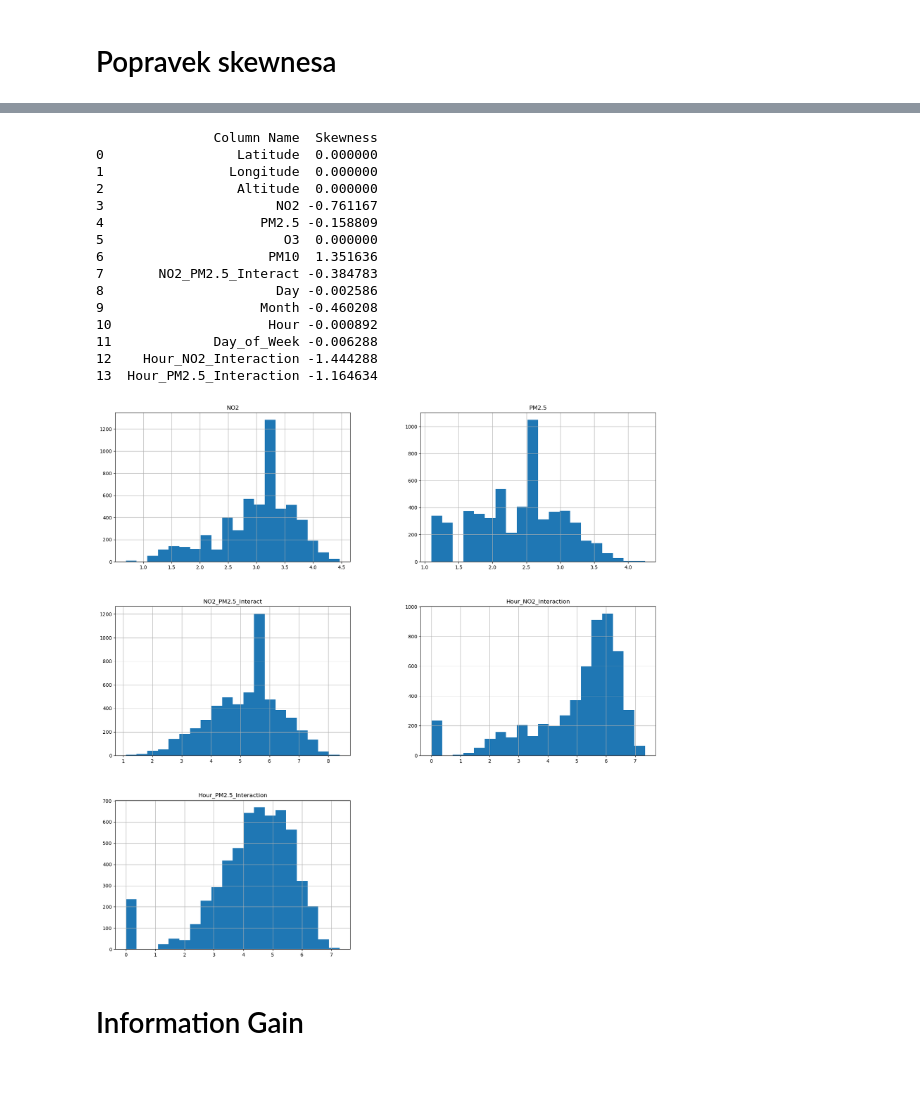
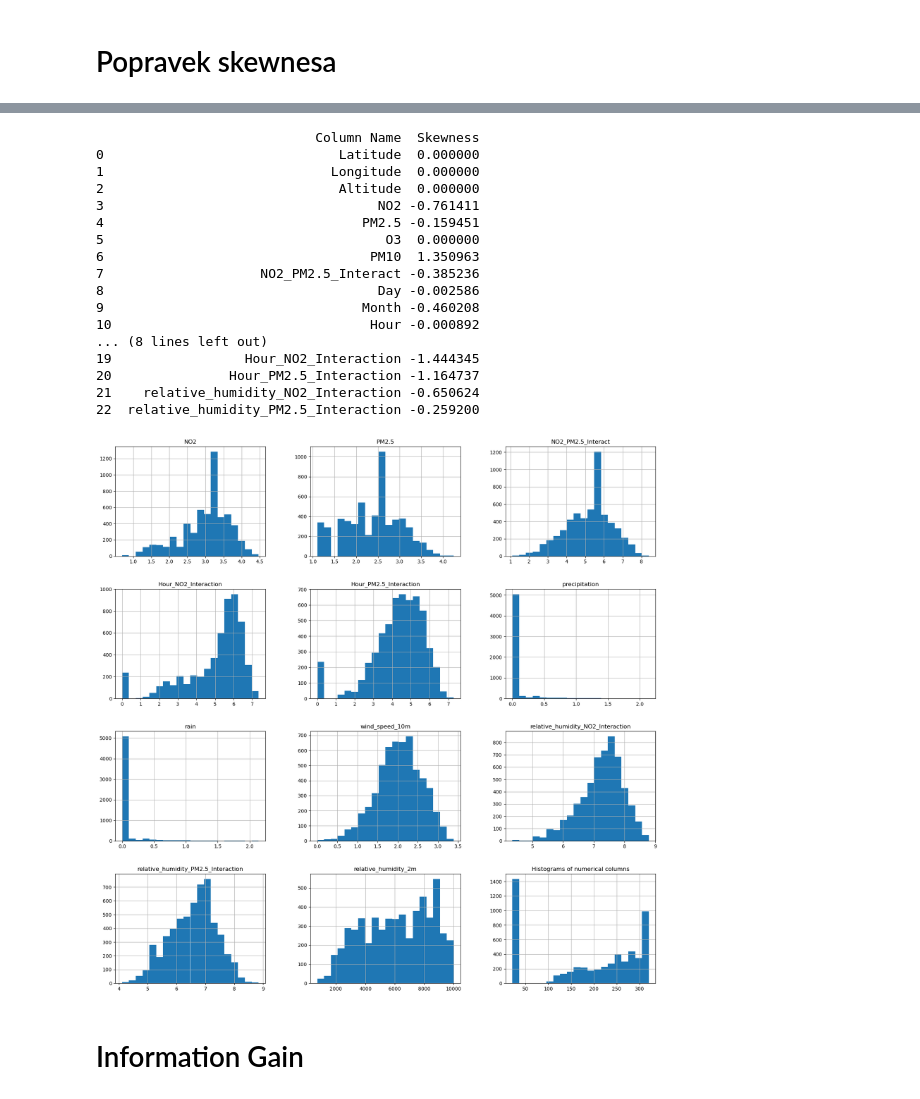
Before and after one commit to trdin/air_quality_RNN, a Jupyter notebook: projekt.ipynb, the cells around one changed output, grey strips where cells are left out. Cells and saved outputs as stored; diff of their text form; code cells hidden in the pictures.

```diff
--- a/projekt.ipynb
+++ b/projekt.ipynb
@@ -260,29 +367,39 @@ printSkew()
+# %%
+left_skew_columns = ["relative_humidity_2m", "soil_temperature_100_to_255cm"]
+for col in left_skew_columns:
+    all_data[col] = np.square(all_data[col])
+# %%
+right_test = all_data.copy()
+# %%
+all_data = right_test.copy()
 # %%
 # Right skeewed data
 
-right_skew_columns = ["NO2", "PM2.5", "NO2_PM2.5_Interact", "Hour_NO2_Interaction", "Hour_PM2.5_Interaction"]
+right_skew_columns = ["NO2", "PM2.5", "NO2_PM2.5_Interact", "Hour_NO2_Interaction", "Hour_PM2.5_Interaction", "precipitation", "rain", "wind_speed_10m", "relative_humidity_NO2_Interaction", "relative_humidity_PM2.5_Interaction"]
 for col in right_skew_columns:
     all_data[col] = np.log(all_data[col]+1 )
 # %%
 printSkew()
-plot_histograms(all_data[["NO2", "PM2.5", "NO2_PM2.5_Interact", "Hour_NO2_Interaction", "Hour_PM2.5_Interaction"]])
+plot_histograms(all_data[["NO2", "PM2.5", "NO2_PM2.5_Interact", "Hour_NO2_Interaction", "Hour_PM2.5_Interaction", "precipitation", "rain", "wind_speed_10m", "relative_humidity_NO2_Interaction", "relative_humidity_PM2.5_Interaction","relative_humidity_2m", "soil_temperature_100_to_255cm"]])
 # %% [output]
-               Column Name  Skewness
-0                 Latitude  0.000000
-1                Longitude  0.000000
-2                 Altitude  0.000000
-3                      NO2 -0.761167
-4                    PM2.5 -0.158809
-5                       O3  0.000000
-6                     PM10  1.351636
-7       NO2_PM2.5_Interact -0.384783
-8                      Day -0.002586
-9                    Month -0.460208
-10                    Hour -0.000892
-11             Day_of_Week -0.006288
-12    Hour_NO2_Interaction -1.444288
-13  Hour_PM2.5_Interaction -1.164634
+                            Column Name  Skewness
+0                              Latitude  0.000000
+1                             Longitude  0.000000
+2                              Altitude  0.000000
+3                                   NO2 -0.761411
+4                                 PM2.5 -0.159451
+5                                    O3  0.000000
+6                                  PM10  1.350963
+7                    NO2_PM2.5_Interact -0.385236
+8                                   Day -0.002586
+9                                 Month -0.460208
+10                                 Hour -0.000892
+... (8 lines left out)
+19                 Hour_NO2_Interaction -1.444345
+20               Hour_PM2.5_Interaction -1.164737
+21    relative_humidity_NO2_Interaction -0.650624
+22  relative_humidity_PM2.5_Interaction -0.259200
-[figure, old version]
+[figure, new version]
 # %% [markdown]
 # Information Gain
 # %%
```
Also changed, not shown: parts of 40 cells of this notebook, 9 other files.
